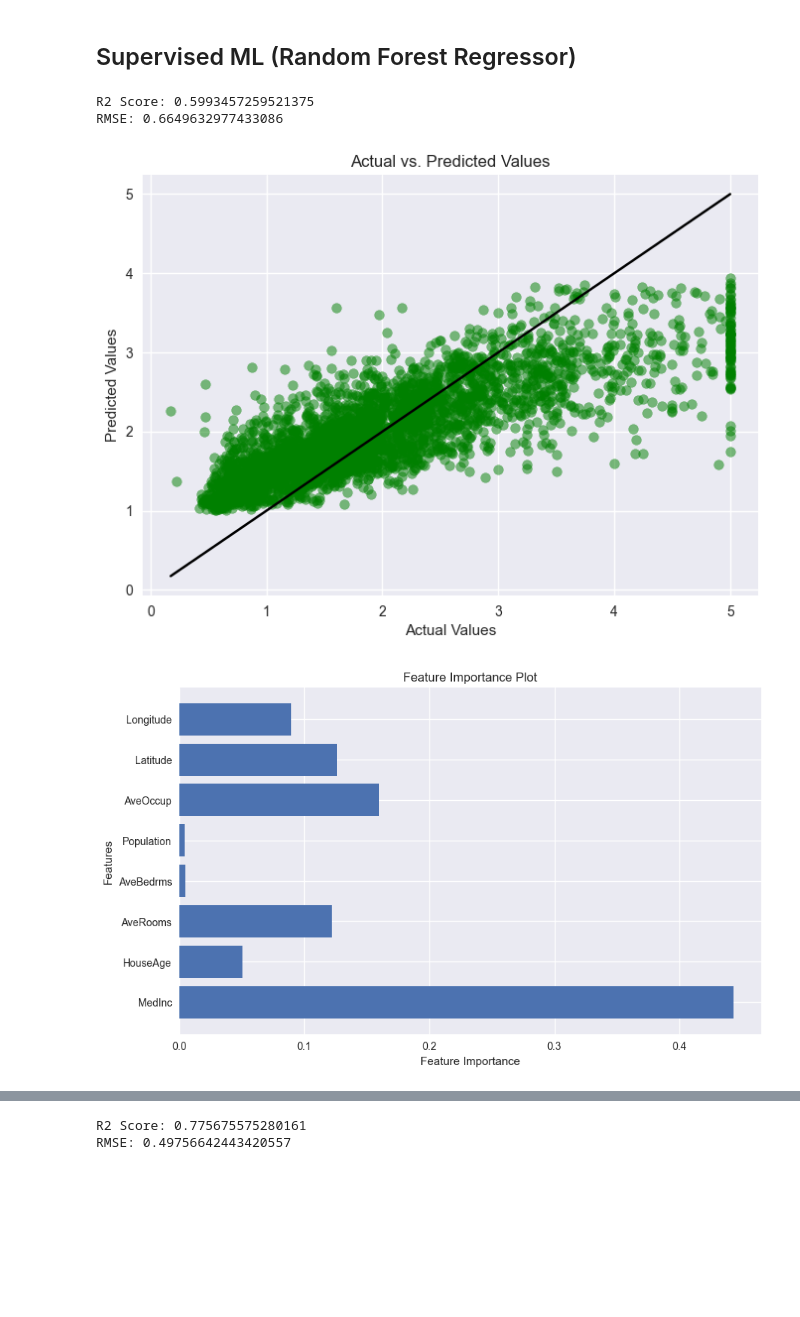
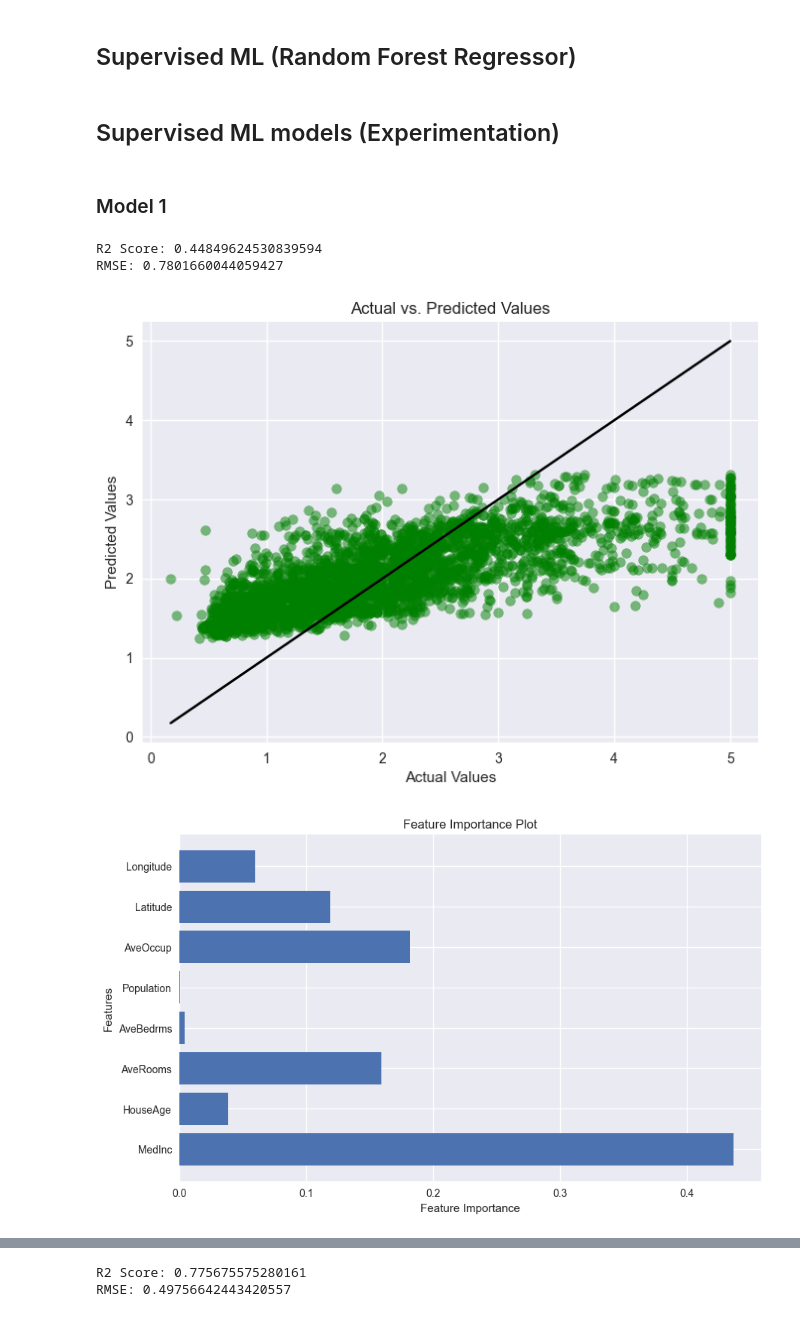
Before and after one commit to efyrb4/dsda-zdat2003-assessment-2-efyrb4, a Jupyter notebook: src/ML_experiments.ipynb, the cells around one changed output, grey strips where cells are left out. Cells and saved outputs as stored; diff of their text form; code cells hidden in the pictures; blank space fills up the shorter version.

```diff
--- a/src/ML_experiments.ipynb
+++ b/src/ML_experiments.ipynb
@@ -340,15 +342,16 @@ def random_forest_regression(df, number_of_estimators, max_tree_depth, max_numbe
         df (pandas.DataFrame): Data set to perfrorm Random Forest Regression on.
         number_of_estimators (int): Number of trees in the forest.
         max_tree_depth (int): Maximum depth of the tree.
-        min_samp_split (int): Minimum number of samples required to split an internal node.
-        min_samp_leaf (int): Minimum number of samples required to be at a leaf node.
+        max_number_of_features (int): Maximum number of features to consider when looking for the best split.
 
     Evaluation Metrics:
         R2 Score: Coefficient of determination.
         RMSE: Root Mean Squared Error.
 
     Returns:
-        rfrr (RandomForestRegressor): Random Forest Regressor model trained on the data set.
+        r2 (float): R2 Score.
+        rmse (float): Root Mean Squared Error.
+        rfr (RandomForestRegressor): Random Forest Regressor model trained on the data set.
 
     """
 
@@ -398,15 +401,19 @@ def random_forest_regression(df, number_of_estimators, max_tree_depth, max_numbe
     plt.title('Feature Importance Plot')
     plt.show()
 
-    return r2, rmse
+    return r2, rmse, rfr
+# %% [markdown]
+## Supervised ML models (Experimentation)
+# %% [markdown]
+### Model 1
 # %%
 # FIrst iteration of the rfr model storing the performance metrics to plot perfpormance of the model with different hyperparameters
-model1_r2, model1_rmse = random_forest_regression(housing_cleaned_df,
+model1_r2, model1_rmse, model1_rfr = random_forest_regression(housing_cleaned_df,
                           number_of_estimators=50,
-                            max_tree_depth=5,
+                            max_tree_depth=3,
                               max_number_of_features=2)
 # %% [output]
-R2 Score: 0.5993457259521375
-RMSE: 0.6649632977433086
+R2 Score: 0.44849624530839594
+RMSE: 0.7801660044059427
-[figure, old version]
+[figure, new version]
-[figure, old version]
+[figure, new version]
```
Also changed, not shown: parts of 17 cells of this notebook.
